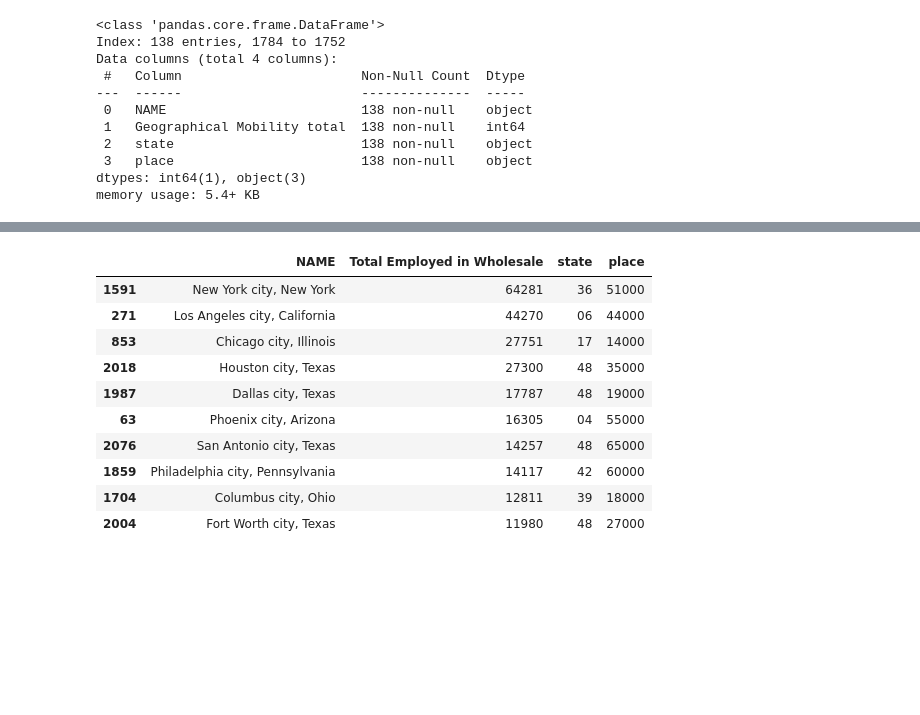
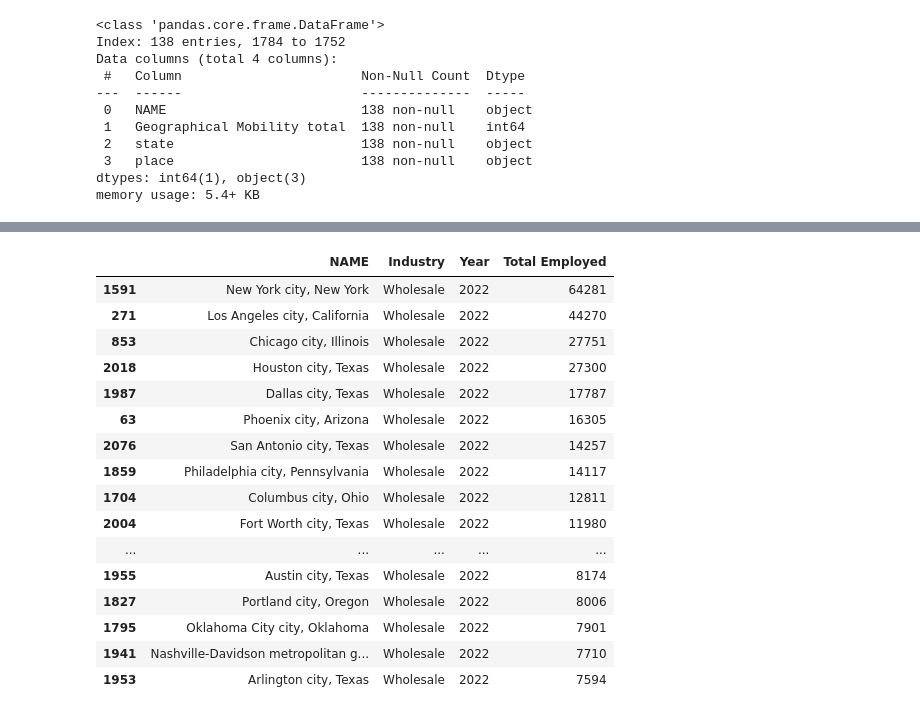
Before and after one commit to tcasteel/Project-3, a Jupyter notebook: census_api_test.ipynb, the cells around one changed output, grey strips where cells are left out. Saved outputs shown, nothing was run; the diff lists cells and outputs as text; code cells hidden in the pictures; blank space fills up the shorter version.

```diff
--- a/census_api_test.ipynb
+++ b/census_api_test.ipynb
@@ -197,35 +196,45 @@ mfct_data.head(10)
 # %%
 wholeurl = 'https://api.census.gov/data/2022/acs/acsse?get=NAME,K202403_005E&for=place:*&key=0184431db018484fc683ae64e25db82f73d35f0b'
 
 wholeresponse = requests.get(wholeurl)
 
 wholejson_response = wholeresponse.json()
 
 whole_data = pd.DataFrame(wholejson_response[1:], columns=wholejson_response[0])
 
-whole_data = whole_data.rename(columns={'K202403_005E': 'Total Employed in Wholesale'})
+whole_data = whole_data.rename(columns={'K202403_005E': 'Total Employed'})
 
 whole_data = whole_data.dropna()
 
-whole_data = whole_data.loc[(whole_data['Total Employed in Wholesale']) != '0']
+whole_data = whole_data.loc[(whole_data['Total Employed']) != '0']
 
-whole_data['Total Employed in Wholesale'] = whole_data['Total Employed in Wholesale'].astype(int)
+whole_data['Total Employed'] = whole_data['Total Employed'].astype(int)
 
-whole_data = whole_data.sort_values('Total Employed in Wholesale', ascending=False)
+whole_data22 = whole_data.sort_values('Total Employed', ascending=False)
 
-whole_data.head(10)
+whole_data22['Industry'] = 'Wholesale'
+whole_data22['Year'] = '2022'
+whole_data22 = whole_data22[['NAME', 'Industry', 'Year', 'Total Employed']]
+whole_data22 = whole_data22.head(20)
+whole_data22
 # %% [output]
-|  | NAME | Total Employed in Wholesale | state | place |
-| 1591 | New York city, New York | 64281 | 36 | 51000 |
-| 271 | Los Angeles city, California | 44270 | 06 | 44000 |
-| 853 | Chicago city, Illinois | 27751 | 17 | 14000 |
-| 2018 | Houston city, Texas | 27300 | 48 | 35000 |
-| 1987 | Dallas city, Texas | 17787 | 48 | 19000 |
-| 63 | Phoenix city, Arizona | 16305 | 04 | 55000 |
-| 2076 | San Antonio city, Texas | 14257 | 48 | 65000 |
-| 1859 | Philadelphia city, Pennsylvania | 14117 | 42 | 60000 |
-| 1704 | Columbus city, Ohio | 12811 | 39 | 18000 |
-| 2004 | Fort Worth city, Texas | 11980 | 48 | 27000 |
+|  | NAME | Industry | Year | Total Employed |
+| 1591 | New York city, New York | Wholesale | 2022 | 64281 |
+| 271 | Los Angeles city, California | Wholesale | 2022 | 44270 |
+| 853 | Chicago city, Illinois | Wholesale | 2022 | 27751 |
+| 2018 | Houston city, Texas | Wholesale | 2022 | 27300 |
+| 1987 | Dallas city, Texas | Wholesale | 2022 | 17787 |
+| 63 | Phoenix city, Arizona | Wholesale | 2022 | 16305 |
+| 2076 | San Antonio city, Texas | Wholesale | 2022 | 14257 |
+| 1859 | Philadelphia city, Pennsylvania | Wholesale | 2022 | 14117 |
+| 1704 | Columbus city, Ohio | Wholesale | 2022 | 12811 |
+| 2004 | Fort Worth city, Texas | Wholesale | 2022 | 11980 |
+| ... | ... | ... | ... | ... |
+| 1955 | Austin city, Texas | Wholesale | 2022 | 8174 |
+| 1827 | Portland city, Oregon | Wholesale | 2022 | 8006 |
+| 1795 | Oklahoma City city, Oklahoma | Wholesale | 2022 | 7901 |
+| 1941 | Nashville-Davidson metropolitan g... | Wholesale | 2022 | 7710 |
+| 1953 | Arlington city, Texas | Wholesale | 2022 | 7594 |
 # %%
 retailurl = 'https://api.census.gov/data/2022/acs/acsse?get=NAME,K202403_006E&for=place:*&key=0184431db018484fc683ae64e25db82f73d35f0b'
 
```
Also changed, not shown: parts of 16 cells of this notebook.
